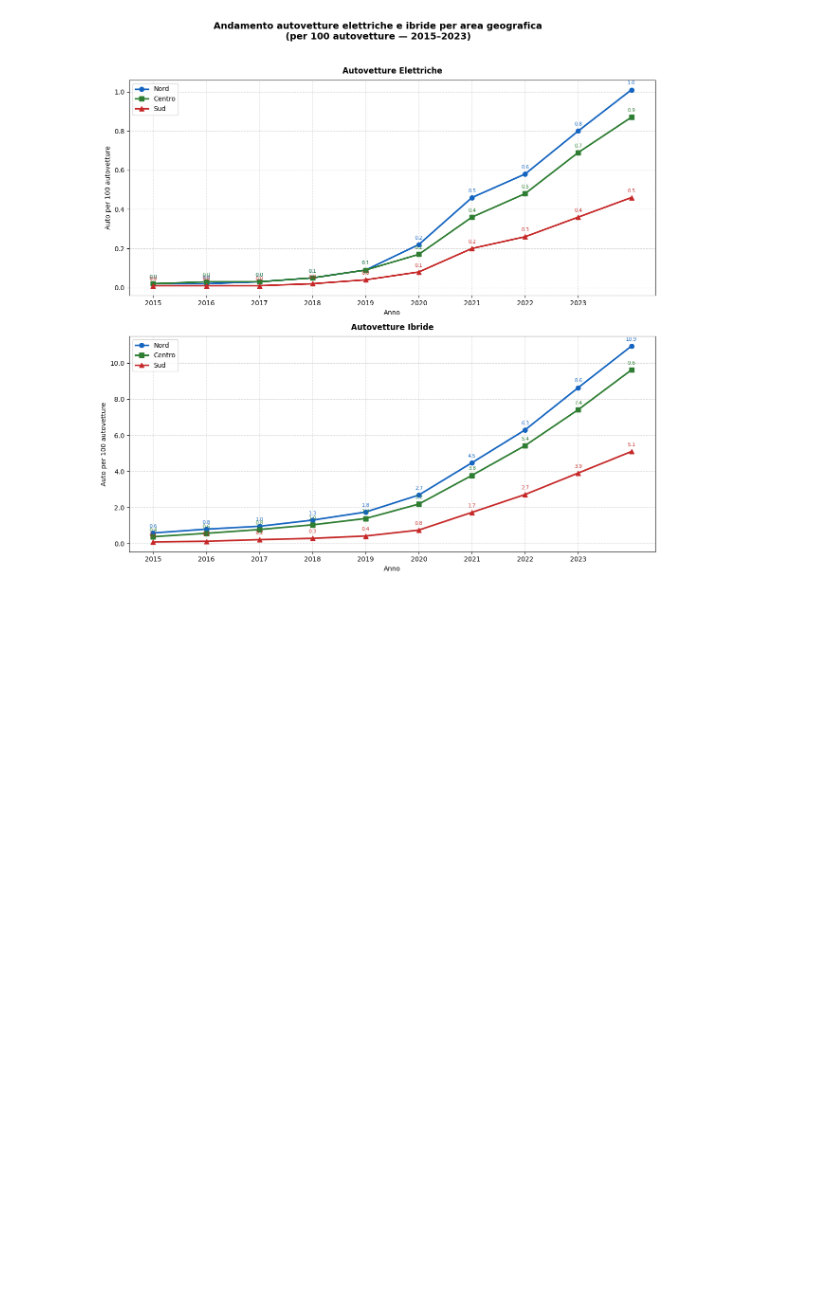
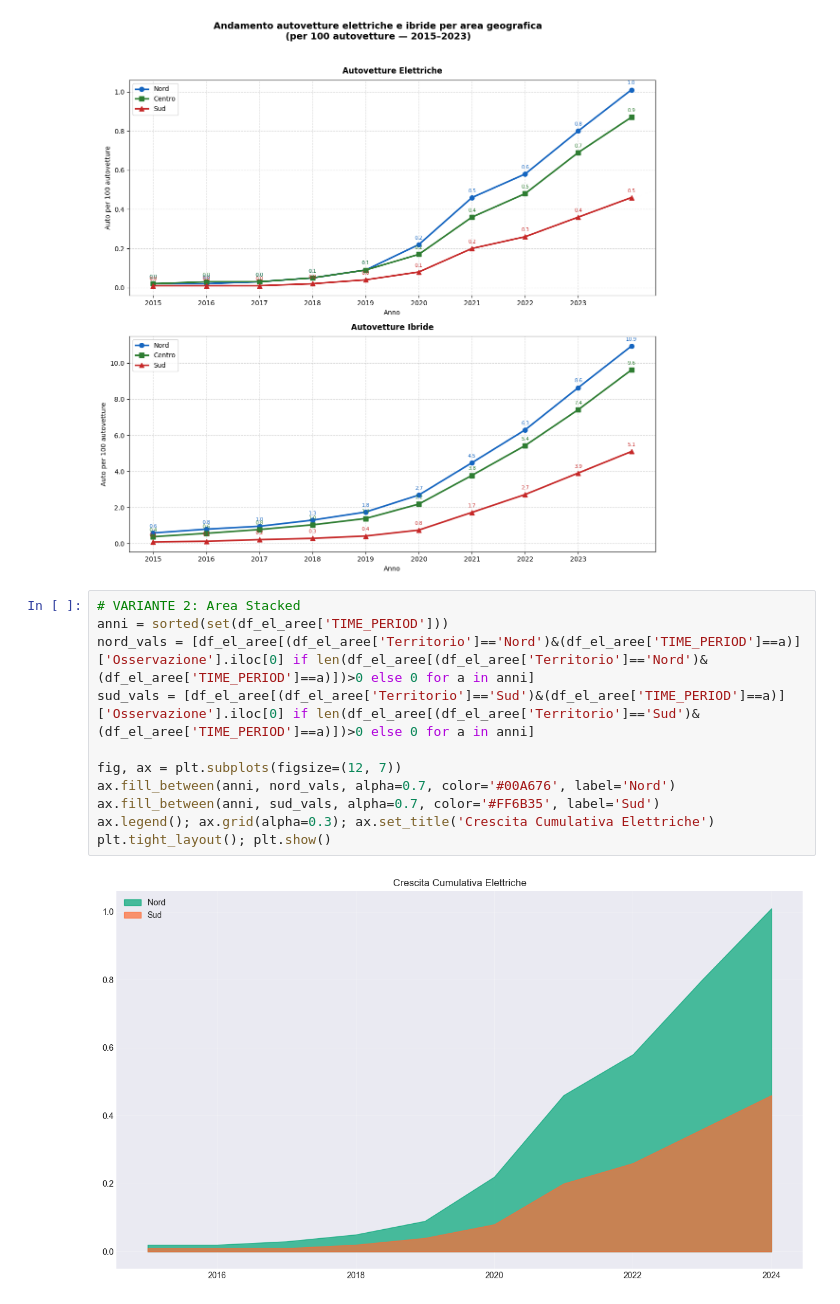
Before and after one commit to MarcoB27/data_visualization, a Jupyter notebook: script/elettriche_e_ibride_nord_vs_sud.ipynb, the cells around one changed output. Drawn from its saved outputs; the diff is of its cells as text; blank space fills up the shorter version.

```diff
--- a/script/elettriche_e_ibride_nord_vs_sud.ipynb
+++ b/script/elettriche_e_ibride_nord_vs_sud.ipynb
@@ -105,3 +105,16 @@ plt.tight_layout(rect=[0, 0, 1, 0.96])
 plt.show()
 # %% [output]
 [figure]
+# %%
+# VARIANTE 2: Area Stacked
+anni = sorted(set(df_el_aree['TIME_PERIOD']))
+nord_vals = [df_el_aree[(df_el_aree['Territorio']=='Nord')&(df_el_aree['TIME_PERIOD']==a)]['Osservazione'].iloc[0] if len(df_el_aree[(df_el_aree['Territorio']=='Nord')&(df_el_aree['TIME_PERIOD']==a)])>0 else 0 for a in anni]
+sud_vals = [df_el_aree[(df_el_aree['Territorio']=='Sud')&(df_el_aree['TIME_PERIOD']==a)]['Osservazione'].iloc[0] if len(df_el_aree[(df_el_aree['Territorio']=='Sud')&(df_el_aree['TIME_PERIOD']==a)])>0 else 0 for a in anni]
+
+fig, ax = plt.subplots(figsize=(12, 7))
+ax.fill_between(anni, nord_vals, alpha=0.7, color='#00A676', label='Nord')
+ax.fill_between(anni, sud_vals, alpha=0.7, color='#FF6B35', label='Sud')
+ax.legend(); ax.grid(alpha=0.3); ax.set_title('Crescita Cumulativa Elettriche')
+plt.tight_layout(); plt.show()
+# %% [output]
+[figure, added]
```
Also changed, not shown: parts of 2 cells of this notebook, 3 other files.
